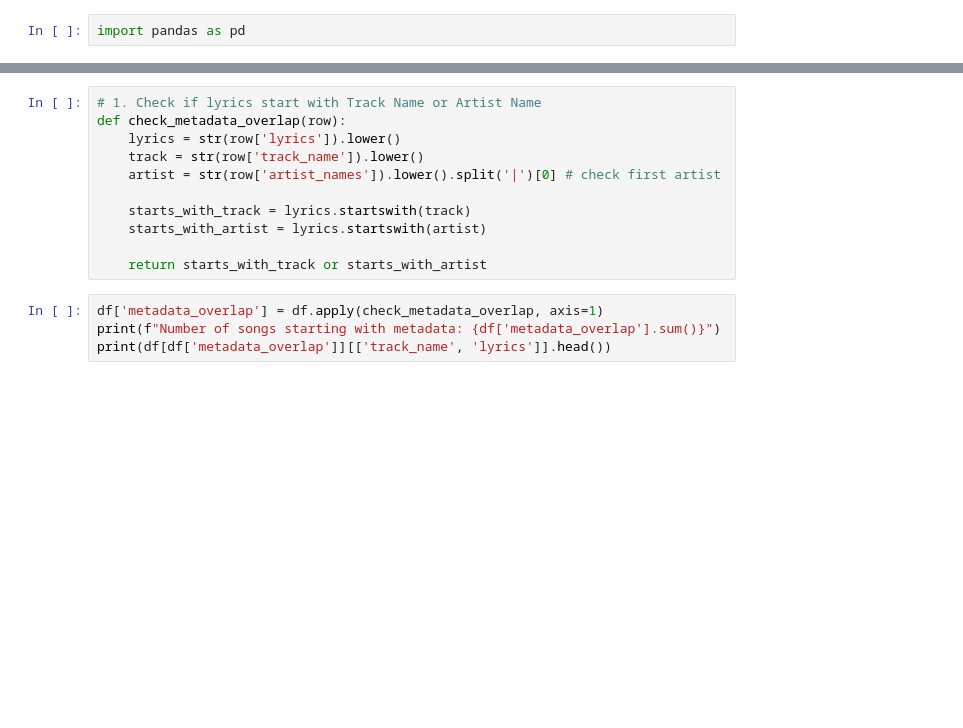
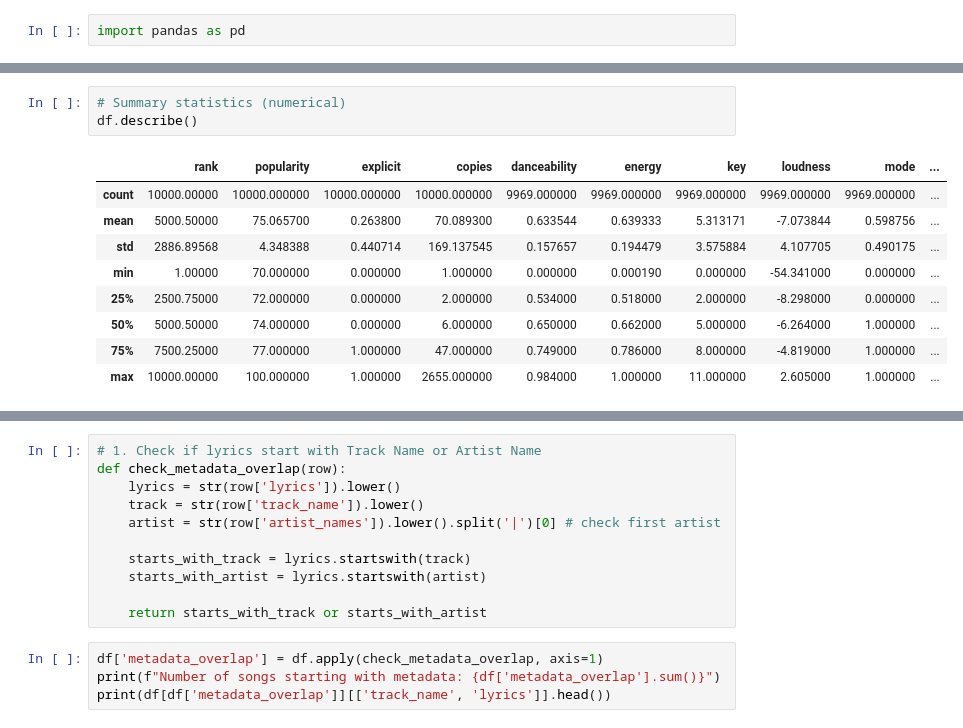
Before and after one commit to lemonmelonn/devanasokan_fyp, a Jupyter notebook: 00_data_exploration/eda.ipynb, the cells around one changed output, grey strips where cells are left out. Saved outputs shown, nothing was run; the diff lists cells and outputs as text; blank space fills up the shorter version.

```diff
--- a/00_data_exploration/eda.ipynb
+++ b/00_data_exploration/eda.ipynb
@@ -4,0 +25,13 @@ df = pd.read_csv("C:/Users/User/Documents/devanasokan_fyp/storage/cleanedlyrics.
+# %%
+# Summary statistics (numerical)
+df.describe()
+# %% [output]
+|  | rank | popularity | explicit | copies | danceability | energy | key | loudness | mode | ... |
+| count | 10000.00000 | 10000.000000 | 10000.000000 | 10000.000000 | 9969.000000 | 9969.000000 | 9969.000000 | 9969.000000 | 9969.000000 | ... |
+| mean | 5000.50000 | 75.065700 | 0.263800 | 70.089300 | 0.633544 | 0.639333 | 5.313171 | -7.073844 | 0.598756 | ... |
+| std | 2886.89568 | 4.348388 | 0.440714 | 169.137545 | 0.157657 | 0.194479 | 3.575884 | 4.107705 | 0.490175 | ... |
+| min | 1.00000 | 70.000000 | 0.000000 | 1.000000 | 0.000000 | 0.000190 | 0.000000 | -54.341000 | 0.000000 | ... |
+| 25% | 2500.75000 | 72.000000 | 0.000000 | 2.000000 | 0.534000 | 0.518000 | 2.000000 | -8.298000 | 0.000000 | ... |
+| 50% | 5000.50000 | 74.000000 | 0.000000 | 6.000000 | 0.650000 | 0.662000 | 5.000000 | -6.264000 | 1.000000 | ... |
+| 75% | 7500.25000 | 77.000000 | 1.000000 | 47.000000 | 0.749000 | 0.786000 | 8.000000 | -4.819000 | 1.000000 | ... |
+| max | 10000.00000 | 100.000000 | 1.000000 | 2655.000000 | 0.984000 | 1.000000 | 11.000000 | 2.605000 | 1.000000 | ... |
```
Also changed, not shown: parts of 10 cells of this notebook, 16 other files.
